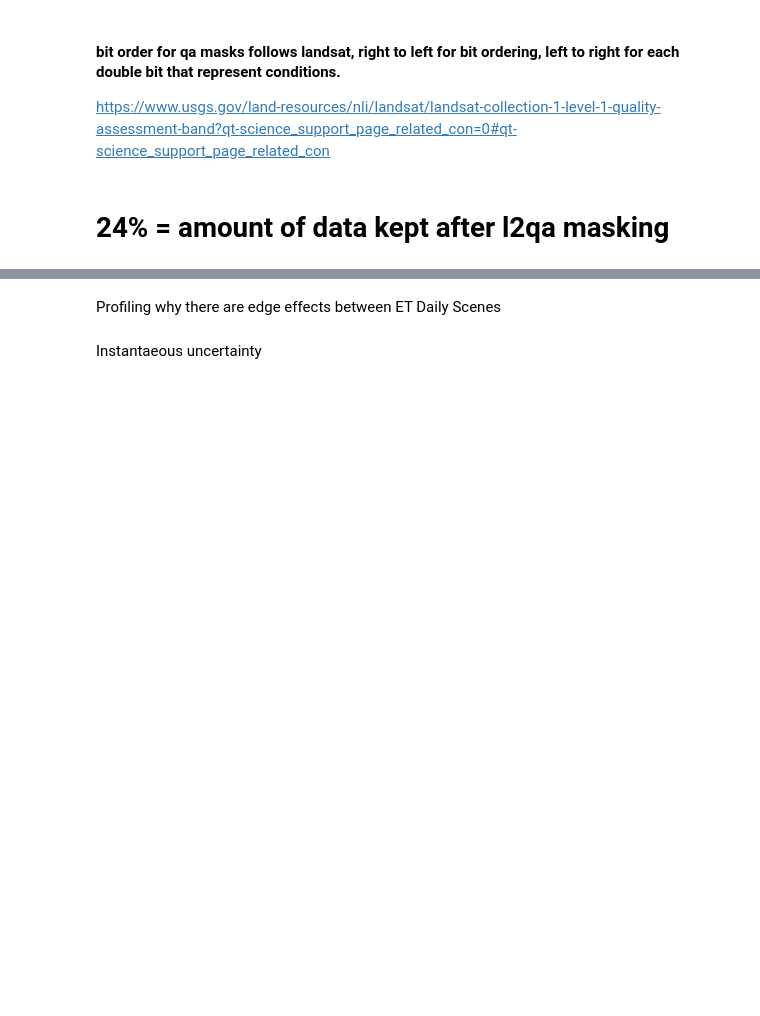
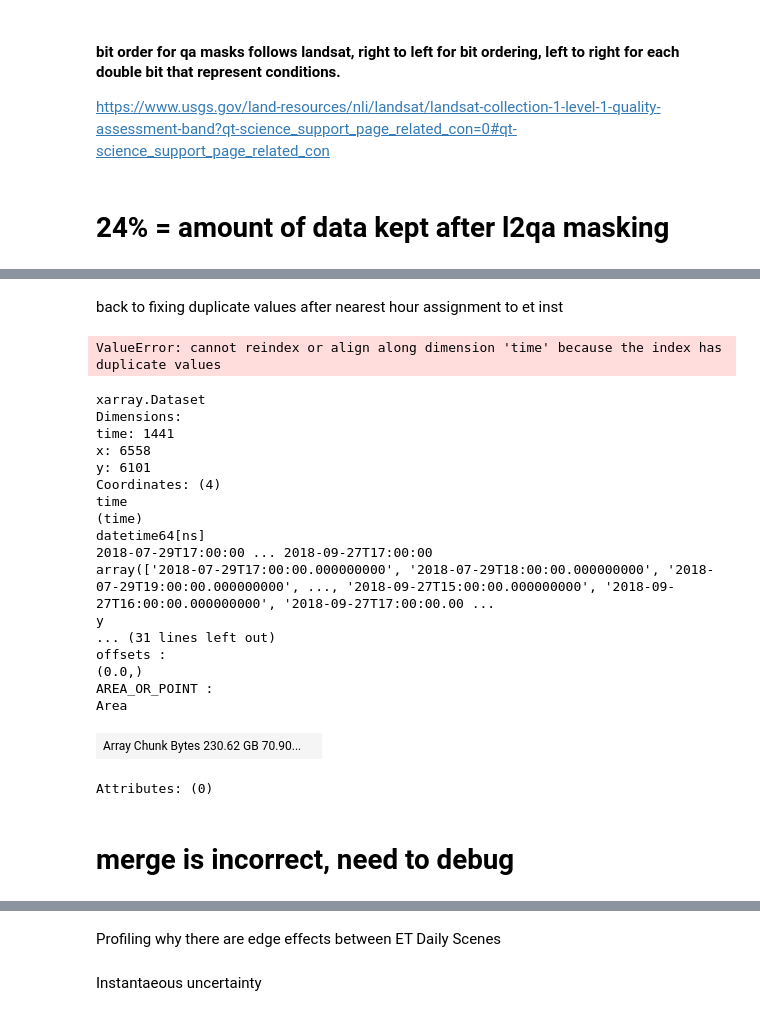
Before and after one commit to ecohydro/rhone-ecostress, a Jupyter notebook: notebooks/ECOSTRESS_Stacking.ipynb, the cells around one changed output, grey strips where cells are left out. Cells and saved outputs as stored; diff of their text form; code cells hidden in the pictures; blank space fills up the shorter version.

```diff
--- a/notebooks/ECOSTRESS_Stacking.ipynb
+++ b/notebooks/ECOSTRESS_Stacking.ipynb
@@ -270,0 +247,28 @@ et_vpd_ds = xa.concat([et_tseries_ds_no_dups, mean_duplicate_dataset], dim="time
+# %% [markdown]
+back to fixing duplicate values after nearest hour assignment to et inst
+# %%
+resampled_vpd_ds.merge(et_tseries_ds, join='inner')
+# %% [output]
+ValueError: cannot reindex or align along dimension 'time' because the index has duplicate values
+# %%
+et_tseries_ds_nearest_hour
+# %% [output]
+xarray.Dataset
+Dimensions:
+time: 1441
+x: 6558
+y: 6101
+Coordinates: (4)
+time
+(time)
+datetime64[ns]
+2018-07-29T17:00:00 ... 2018-09-27T17:00:00
+array(['2018-07-29T17:00:00.000000000', '2018-07-29T18:00:00.000000000', '2018-07-29T19:00:00.000000000', ..., '2018-09-27T15:00:00.000000000', '2018-09-27T16:00:00.000000000', '2018-09-27T17:00:00.00 ...
+y
+... (31 lines left out)
+offsets :
+(0.0,)
+AREA_OR_POINT :
+Area
+| Array Chunk Bytes 230.62 GB 70.90... |  |
+Attributes: (0)
@@ -270,0 +283,2 @@ et_vpd_ds = xa.concat([et_tseries_ds_no_dups, mean_duplicate_dataset], dim="time
+# %% [markdown]
+# merge is incorrect, need to debug
```
Also changed, not shown: parts of 31 cells of this notebook, 1 other file.
